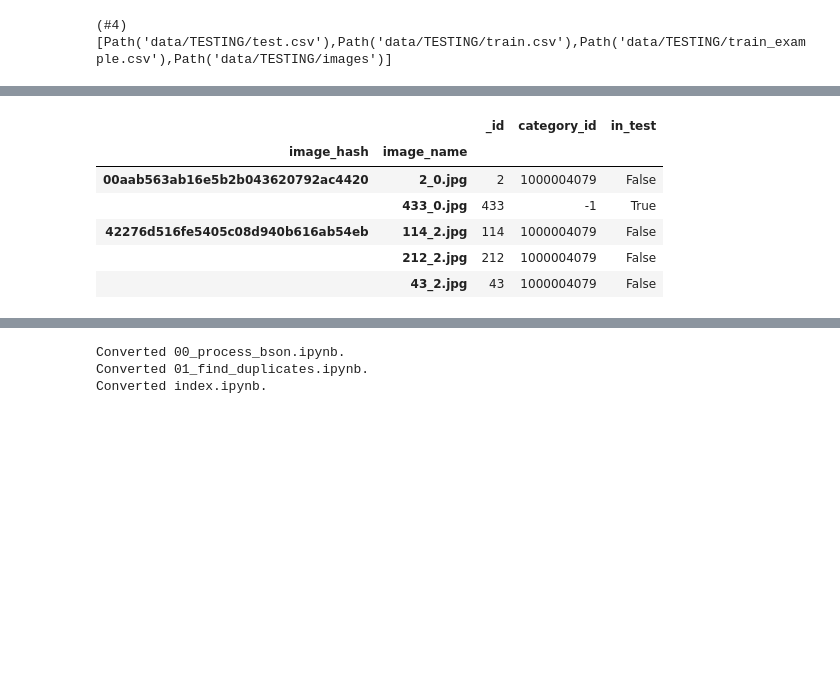
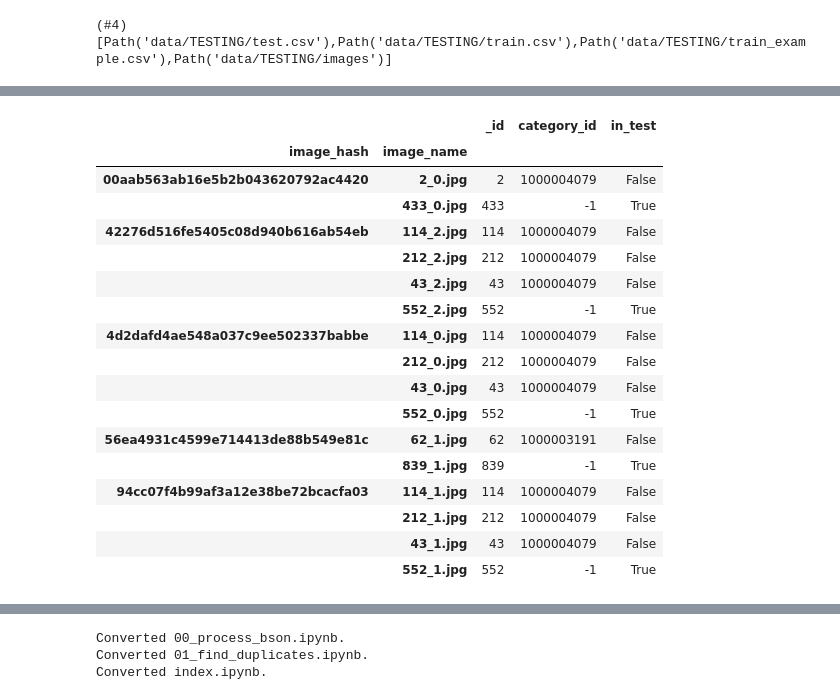
Before and after one commit to bwolfson97/cdiscount_image_classification, a Jupyter notebook: 01_find_duplicates.ipynb, the cells around one changed output, grey strips where cells are left out. Drawn from its saved outputs; the diff is of its cells as text; code cells hidden in the pictures; blank space fills up the shorter version.

```diff
--- a/01_find_duplicates.ipynb
+++ b/01_find_duplicates.ipynb
@@ -285,13 +227,24 @@ multiple_categories_df.head()
 # %%
-in_train_and_test_df.head()
+in_train_and_test_df
 # %% [output]
 |  |  | _id | category_id | in_test |
 | image_hash | image_name |  |  |  |
 | 00aab563ab16e5b2b043620792ac4420 | 2_0.jpg | 2 | 1000004079 | False |
 |  | 433_0.jpg | 433 | -1 | True |
 | 42276d516fe5405c08d940b616ab54eb | 114_2.jpg | 114 | 1000004079 | False |
 |  | 212_2.jpg | 212 | 1000004079 | False |
 |  | 43_2.jpg | 43 | 1000004079 | False |
+|  | 552_2.jpg | 552 | -1 | True |
+| 4d2dafd4ae548a037c9ee502337babbe | 114_0.jpg | 114 | 1000004079 | False |
+|  | 212_0.jpg | 212 | 1000004079 | False |
+|  | 43_0.jpg | 43 | 1000004079 | False |
+|  | 552_0.jpg | 552 | -1 | True |
+| 56ea4931c4599e714413de88b549e81c | 62_1.jpg | 62 | 1000003191 | False |
+|  | 839_1.jpg | 839 | -1 | True |
+| 94cc07f4b99af3a12e38be72bcacfa03 | 114_1.jpg | 114 | 1000004079 | False |
+|  | 212_1.jpg | 212 | 1000004079 | False |
+|  | 43_1.jpg | 43 | 1000004079 | False |
+|  | 552_1.jpg | 552 | -1 | True |
 # %%
 both_df.head()
 # %% [output]
```
Also changed, not shown: parts of 21 cells of this notebook, 2 other files.
